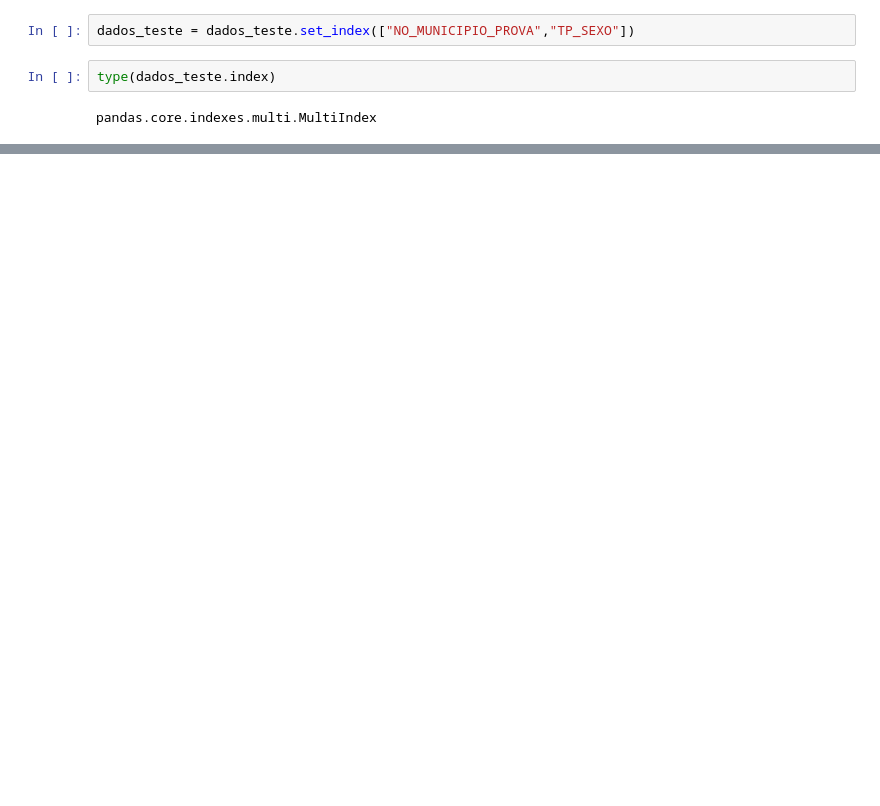
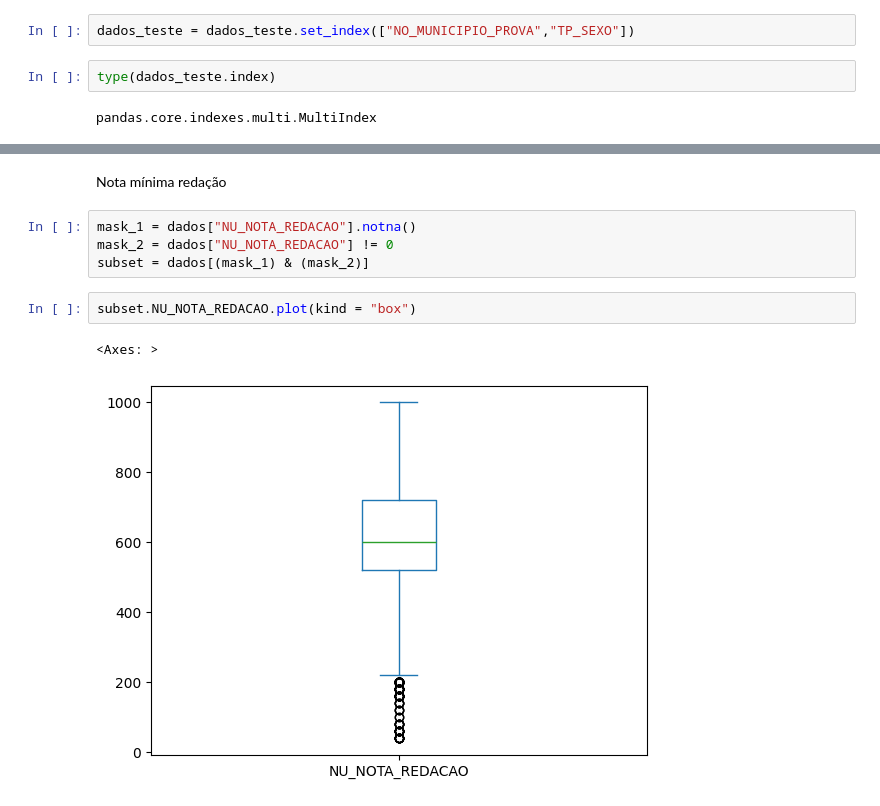
Before and after one commit to Paulo-Henri7/Dados-Enem-2021-Ba, a Jupyter notebook: Script_Python.ipynb, the cells around one changed output, grey strips where cells are left out. Cells and saved outputs as stored; diff of their text form; blank space fills up the shorter version.

```diff
--- a/Script_Python.ipynb
+++ b/Script_Python.ipynb
@@ -2712,0 +2861,11 @@ dados_teste
+# %% [markdown]
+Nota mínima redação
+# %%
+mask_1 = dados["NU_NOTA_REDACAO"].notna()
+mask_2 = dados["NU_NOTA_REDACAO"] != 0
+subset = dados[(mask_1) & (mask_2)]
+# %%
+subset.NU_NOTA_REDACAO.plot(kind = "box")
+# %% [output]
+<Axes: >
+[figure, added]
```
Also changed, not shown: parts of 128 cells of this notebook.
